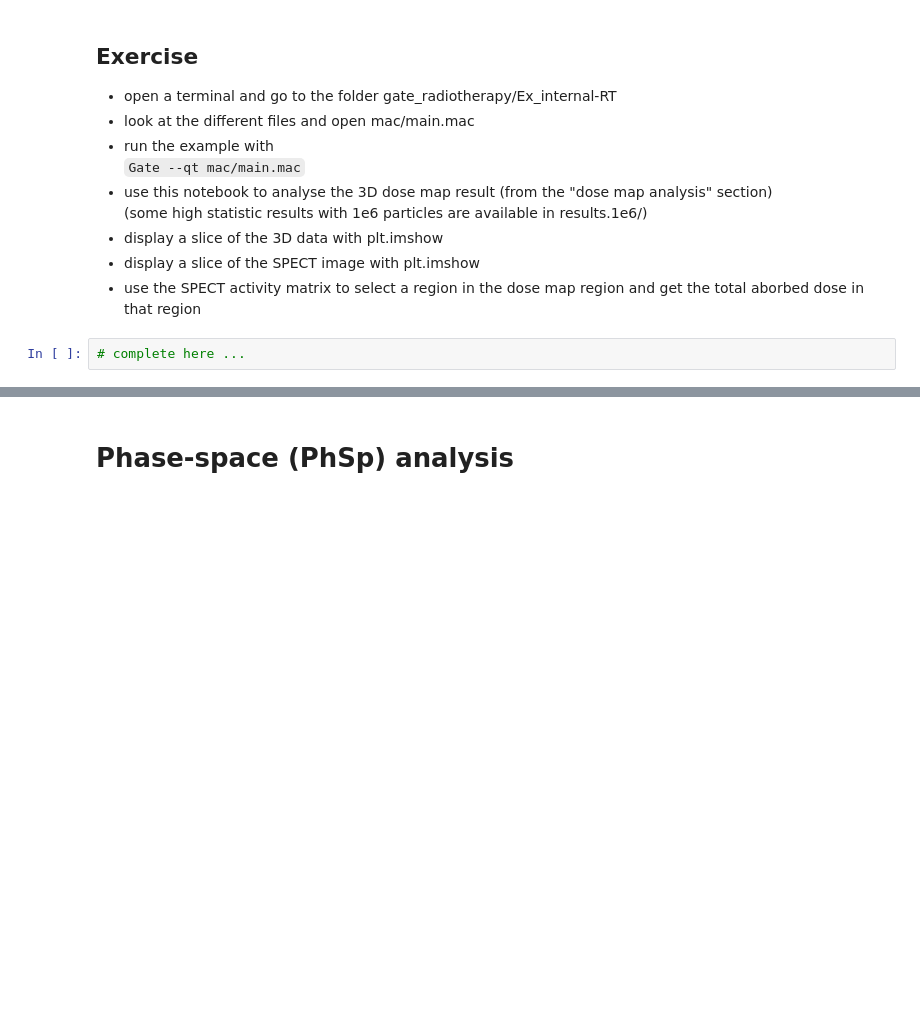
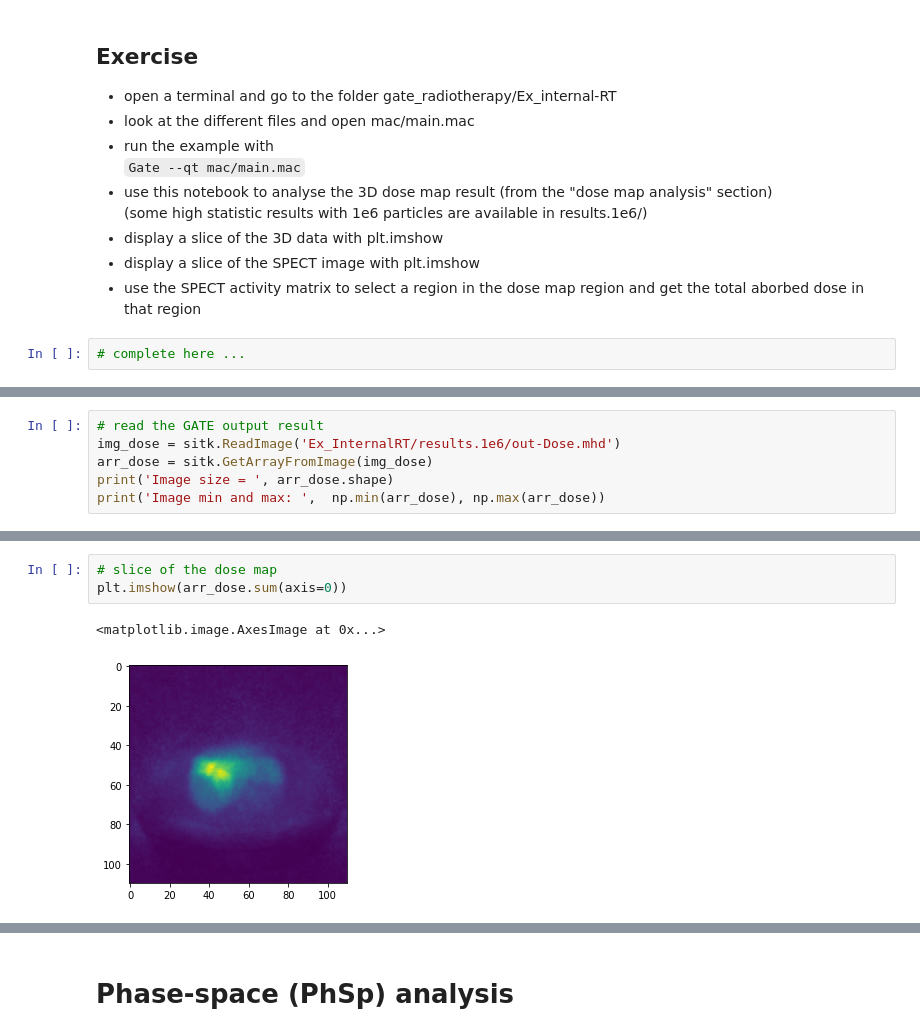
Before and after one commit to MCvin/Python_Gate, a Jupyter notebook: 7-Gate_Radiotherapy/gate_radiotherapy.ipynb, the cells around one changed output, grey strips where cells are left out. Cells and saved outputs as stored; diff of their text form; blank space fills up the shorter version.

```diff
--- a/7-Gate_Radiotherapy/gate_radiotherapy.ipynb
+++ b/7-Gate_Radiotherapy/gate_radiotherapy.ipynb
@@ -101,0 +170,6 @@ interact(show_fusion, nslice=(0,arr_ct.shape[2]-1), opacity=(0,1,0.1));
+# %%
+# read the GATE output result
+img_dose = sitk.ReadImage('Ex_InternalRT/results.1e6/out-Dose.mhd')
+arr_dose = sitk.GetArrayFromImage(img_dose)
+print('Image size = ', arr_dose.shape)
+print('Image min and max: ',  np.min(arr_dose), np.max(arr_dose))
@@ -101,0 +192,6 @@ interact(show_fusion, nslice=(0,arr_ct.shape[2]-1), opacity=(0,1,0.1));
+# %%
+# slice of the dose map
+plt.imshow(arr_dose.sum(axis=0))
+# %% [output]
+<matplotlib.image.AxesImage at 0x...>
+[figure, added]
```
Also changed, not shown: parts of 32 cells of this notebook.
